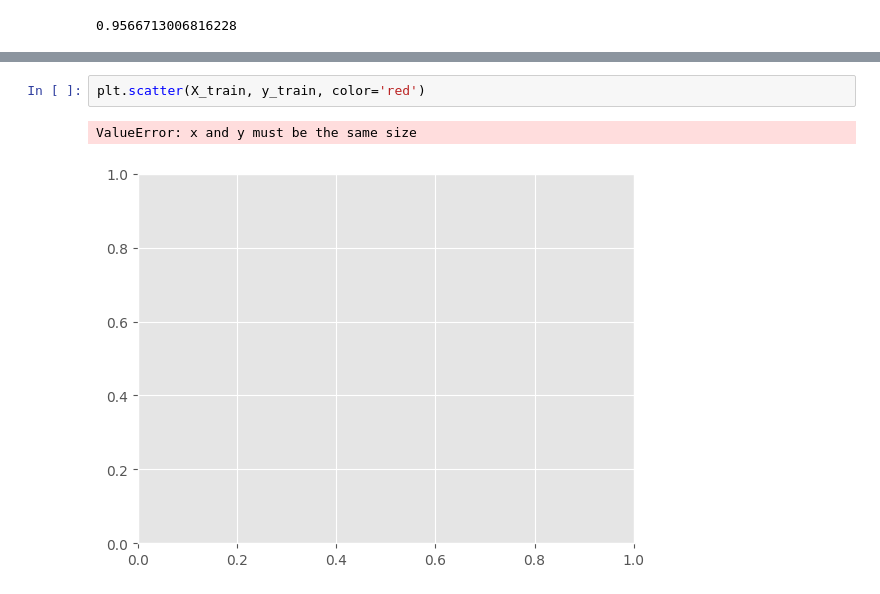
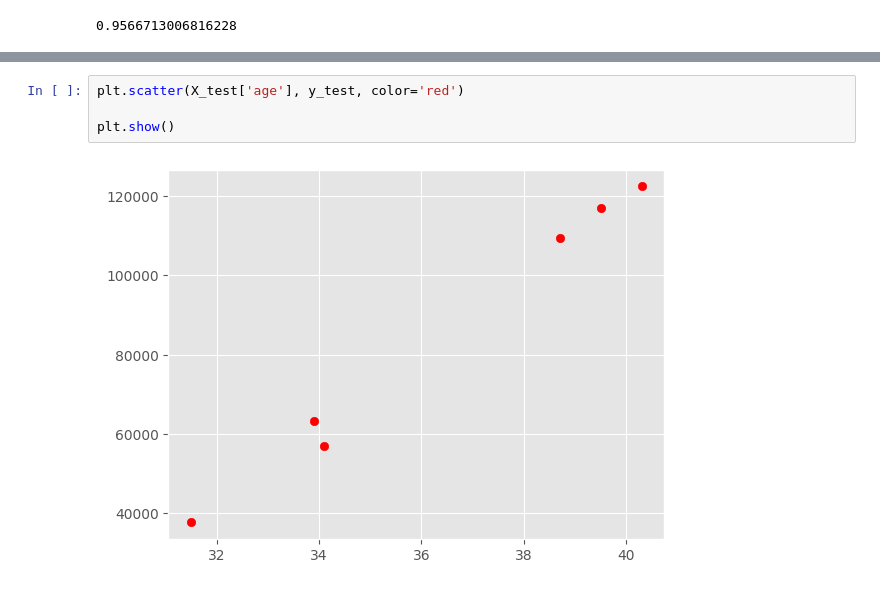
Before and after one commit to sartajbalti/Python_ka_Chilla, a Jupyter notebook: SartajAhmedPythokChilla/Multiple_linear_Regre.ipynb, the cells around one changed output, grey strips where cells are left out. Cells and saved outputs as stored; diff of their text form.

```diff
--- a/SartajAhmedPythokChilla/Multiple_linear_Regre.ipynb
+++ b/SartajAhmedPythokChilla/Multiple_linear_Regre.ipynb
@@ -52,5 +52,6 @@ model.score(X,y)
 # %%
-plt.scatter(X_train, y_train, color='red')
+plt.scatter(X_test['age'], y_test, color='red')
+
+plt.show()
 # %% [output]
-ValueError: x and y must be the same size
-[figure, old version]
+[figure, new version]
```
Also changed, not shown: parts of 2 cells of this notebook, 1 other file.
